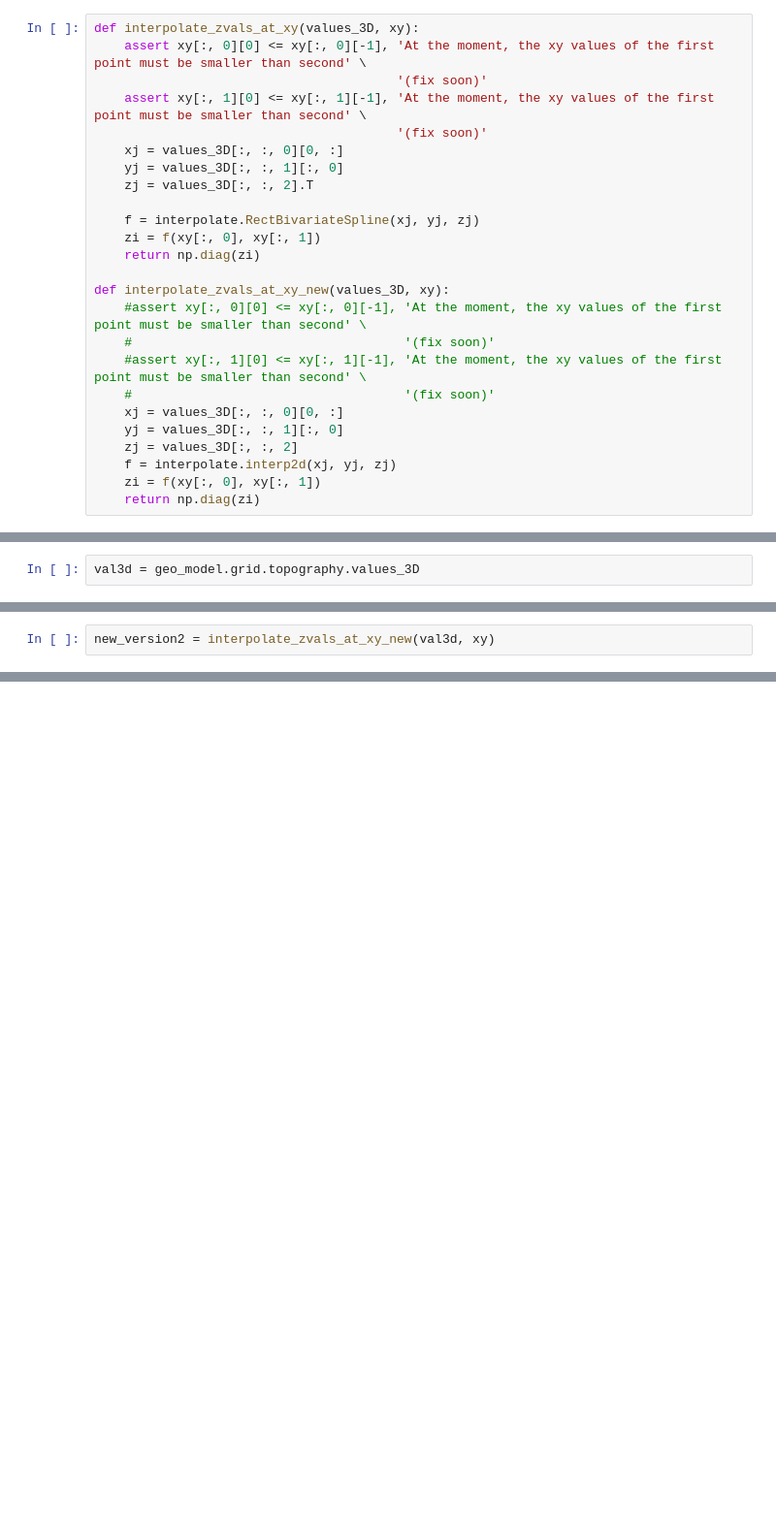
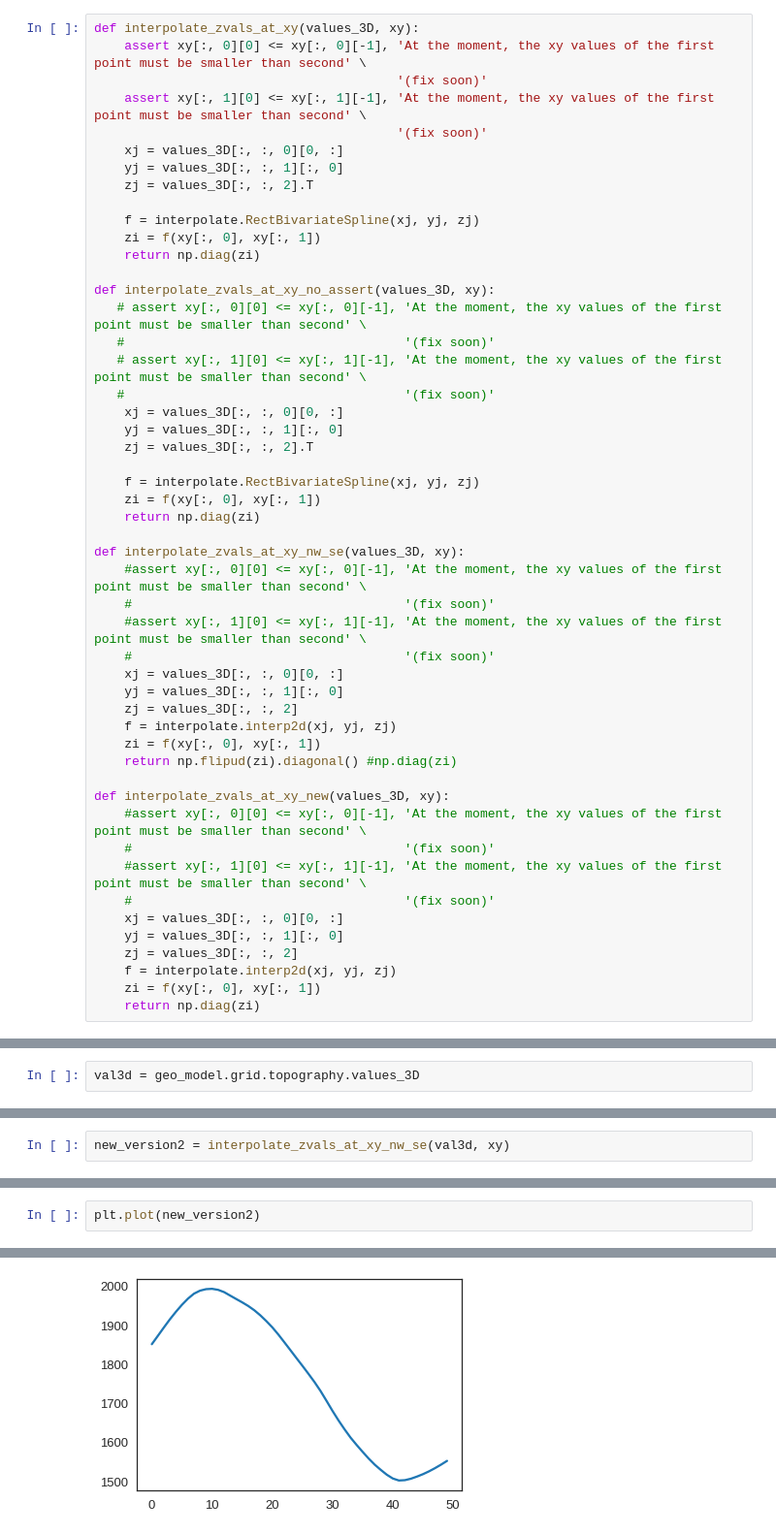
Before and after one commit to Japhiolite/gempy-tests, a Jupyter notebook: notebooks/test_topography_sections.ipynb, the cells around one changed output, grey strips where cells are left out. Shown at 97% size. Cells and saved outputs as stored; diff of their text form; blank space fills up the shorter version.

Commit message:
add corrected interp2d function

```diff
--- a/notebooks/test_topography_sections.ipynb
+++ b/notebooks/test_topography_sections.ipynb
@@ -100,6 +100,31 @@ def interpolate_zvals_at_xy(values_3D, xy):
     zi = f(xy[:, 0], xy[:, 1])
     return np.diag(zi)
 
+def interpolate_zvals_at_xy_no_assert(values_3D, xy):
+   # assert xy[:, 0][0] <= xy[:, 0][-1], 'At the moment, the xy values of the first point must be smaller than second' \
+   #                                     '(fix soon)'
+   # assert xy[:, 1][0] <= xy[:, 1][-1], 'At the moment, the xy values of the first point must be smaller than second' \
+   #                                     '(fix soon)'
+    xj = values_3D[:, :, 0][0, :]
+    yj = values_3D[:, :, 1][:, 0]
+    zj = values_3D[:, :, 2].T
+
+    f = interpolate.RectBivariateSpline(xj, yj, zj)
+    zi = f(xy[:, 0], xy[:, 1])
+    return np.diag(zi)
+
+def interpolate_zvals_at_xy_nw_se(values_3D, xy):
+    #assert xy[:, 0][0] <= xy[:, 0][-1], 'At the moment, the xy values of the first point must be smaller than second' \
+    #                                    '(fix soon)'
+    #assert xy[:, 1][0] <= xy[:, 1][-1], 'At the moment, the xy values of the first point must be smaller than second' \
+    #                                    '(fix soon)'
+    xj = values_3D[:, :, 0][0, :]
+    yj = values_3D[:, :, 1][:, 0]
+    zj = values_3D[:, :, 2]
+    f = interpolate.interp2d(xj, yj, zj)
+    zi = f(xy[:, 0], xy[:, 1])
+    return np.flipud(zi).diagonal() #np.diag(zi)
+
 def interpolate_zvals_at_xy_new(values_3D, xy):
     #assert xy[:, 0][0] <= xy[:, 0][-1], 'At the moment, the xy values of the first point must be smaller than second' \
     #                                    '(fix soon)'
@@ -146,5 +171,5 @@ AssertionError: At the moment, the xy values of the first point must be smaller
 # %%
-new_version2 = interpolate_zvals_at_xy_new(val3d, xy)
+new_version2 = interpolate_zvals_at_xy_nw_se(val3d, xy)
 # %%
 new_version2
 # %% [output]
@@ -167,0 +208,3 @@ geo_model.grid.topography.values_3D[6,43,2]
+# %%
+plt.plot(new_version2)
+# %% [output]
@@ -168,3 +212,4 @@ geo_model.grid.topography.values_3D[6,43,2]
+[figure, added]
 # %%
 gp.plot.plot_section_traces(geo_model)
 # %% [output]
```
Also changed, not shown: parts of 11 cells of this notebook.
